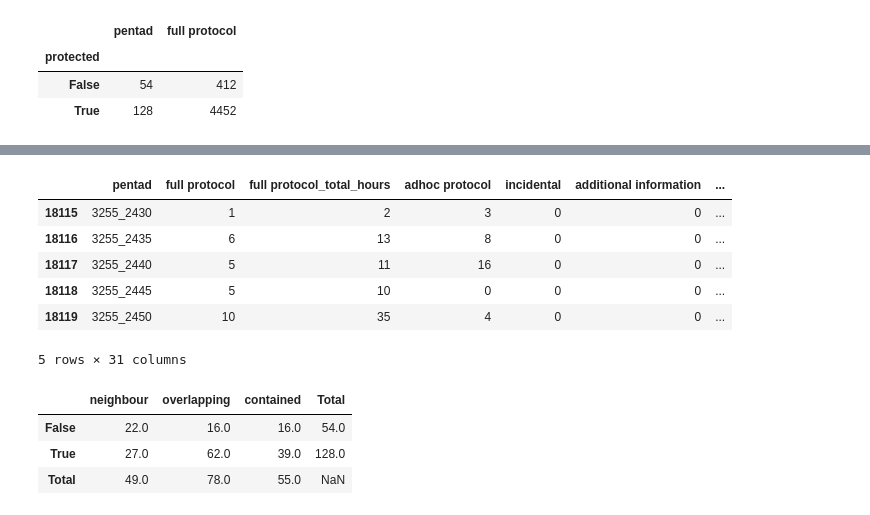
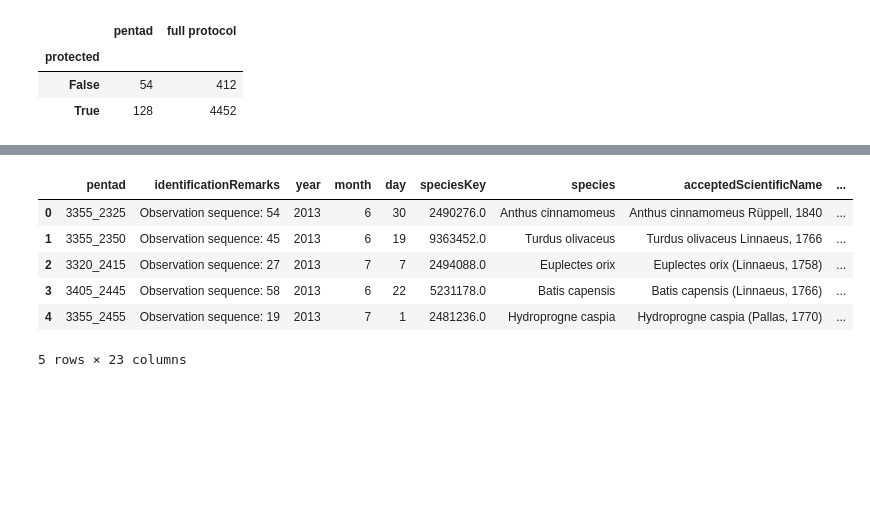
Before and after one commit to jardunn/ForTheBirds-EdenToAddo, a Jupyter notebook: forTheBirds_E2A.ipynb, the cells around one changed output, grey strips where cells are left out. Saved outputs shown, nothing was run; the diff lists cells and outputs as text; code cells hidden in the pictures; blank space fills up the shorter version.

```diff
--- a/forTheBirds_E2A.ipynb
+++ b/forTheBirds_E2A.ipynb
@@ -402,37 +422,24 @@ See the caveats in the documentation: https://pandas.pydata.org/pandas-docs/stab
+# %%
+sabap_raw_df = pd.read_csv('/content/drive/MyDrive/ForTheBirds-E2A/SABAP2/occurrence.txt', sep='\t').dropna(axis=1, how='all').drop(
+    columns=['institutionID', 'institutionCode', 'collectionID', 'datasetName', 'ownerInstitutionCode', 'occurrenceID'])
+# %%
+sabap_df = sabap_raw_df[['verbatimLocality', 'identificationRemarks', 'year', 'month', 'day', 'speciesKey', 'species', 'acceptedScientificName',
+       'lastCrawled', 'repatriated', 'fieldNotes',
+       'isSequenced', 'gbifRegion', 'publishedByGbifRegion', 'level0Gid',
+       'level0Name', 'level1Gid', 'level1Name', 'level2Gid', 'level2Name',
+       'level3Gid', 'level3Name', 'iucnRedListCategory']].rename(
+           columns={
+           'verbatimLocality': 'pentad',
+           'fieldNotes': 'cardId'
+           }
+       )
 # %%
-e2a_pentad_gdf.head()
+sabap_df.head()
 # %% [output]
-|  | pentad | full protocol | full protocol_total_hours | adhoc protocol | incidental | additional information | ... |
-| 18115 | 3255_2430 | 1 | 2 | 3 | 0 | 0 | ... |
-| 18116 | 3255_2435 | 6 | 13 | 8 | 0 | 0 | ... |
-| 18117 | 3255_2440 | 5 | 11 | 16 | 0 | 0 | ... |
-| 18118 | 3255_2445 | 5 | 10 | 0 | 0 | 0 | ... |
-| 18119 | 3255_2450 | 10 | 35 | 4 | 0 | 0 | ... |
+|  | pentad | identificationRemarks | year | month | day | speciesKey | species | acceptedScientificName | ... |
+| 0 | 3355_2325 | Observation sequence: 54 | 2013 | 6 | 30 | 2490276.0 | Anthus cinnamomeus | Anthus cinnamomeus Rüppell, 1840 | ... |
+| 1 | 3355_2350 | Observation sequence: 45 | 2013 | 6 | 19 | 9363452.0 | Turdus olivaceus | Turdus olivaceus Linnaeus, 1766 | ... |
+| 2 | 3320_2415 | Observation sequence: 27 | 2013 | 7 | 7 | 2494088.0 | Euplectes orix | Euplectes orix (Linnaeus, 1758) | ... |
+| 3 | 3405_2445 | Observation sequence: 58 | 2013 | 6 | 22 | 5231178.0 | Batis capensis | Batis capensis (Linnaeus, 1766) | ... |
+| 4 | 3355_2455 | Observation sequence: 19 | 2013 | 7 | 1 | 2481236.0 | Hydroprogne caspia | Hydroprogne caspia (Pallas, 1770) | ... |
-5 rows × 31 columns
+5 rows × 23 columns
-# %%
-matrix_data = []
-for protected_status in e2a_pentad_gdf['protected'].unique():
-  row = []
-  for corridor_status in e2a_pentad_gdf['corridor_status'].unique():
-    subset = e2a_pentad_gdf[(e2a_pentad_gdf['protected'] == protected_status) & (e2a_pentad_gdf['corridor_status'] == corridor_status)]
-    full_protocol_sum = subset['pentad'].count()
-    row.append(full_protocol_sum)
-  matrix_data.append(row)
-
-# Create a DataFrame from the matrix
-matrix_df = pd.DataFrame(matrix_data, index=e2a_pentad_gdf['protected'].unique(), columns=e2a_pentad_gdf['corridor_status'].unique())
-row_totals = matrix_df.sum(axis=1)
-col_totals = matrix_df.sum(axis=0)
-
-# Add row totals as a new column
-matrix_df['Total'] = row_totals
-
-# Add column totals as a new row
-matrix_df.loc['Total'] = col_totals
-
-matrix_df
-# %% [output]
-|  | neighbour | overlapping | contained | Total |
-| False | 22.0 | 16.0 | 16.0 | 54.0 |
-| True | 27.0 | 62.0 | 39.0 | 128.0 |
-| Total | 49.0 | 78.0 | 55.0 | NaN |
```
Also changed, not shown: parts of 16 cells of this notebook.
